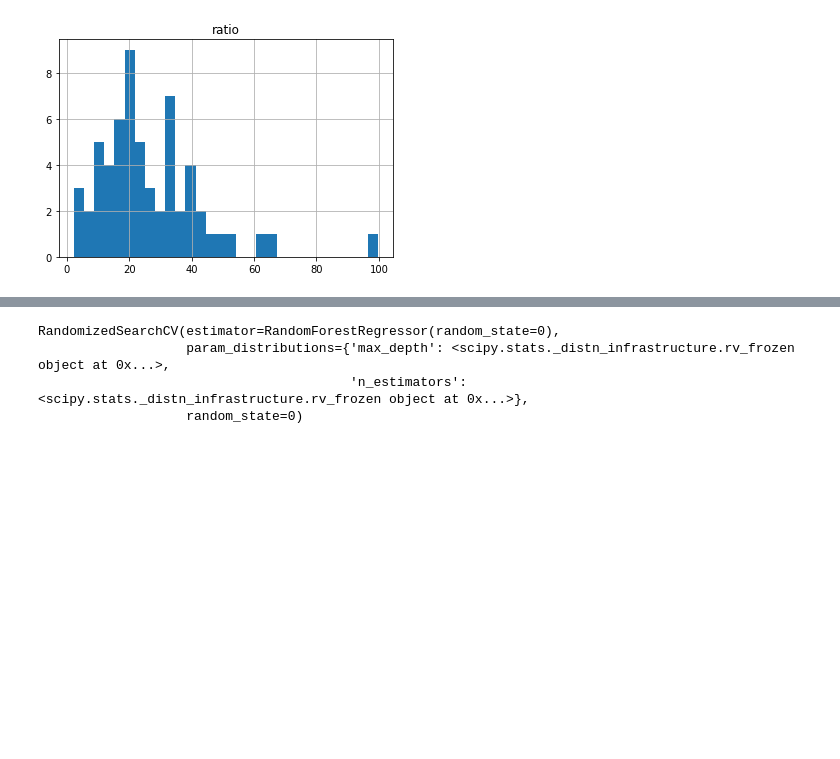
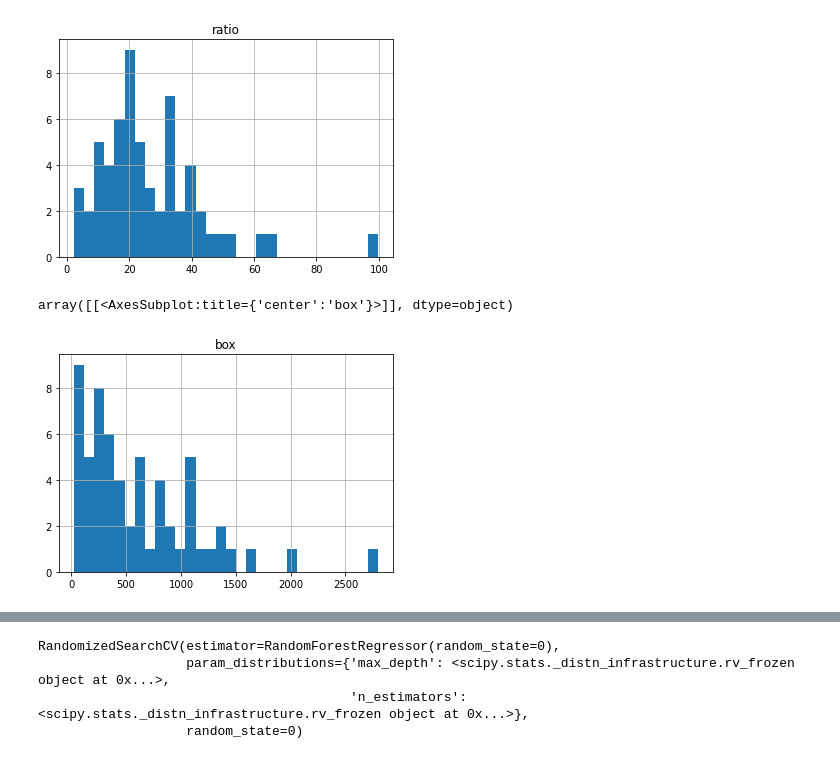
Before and after one commit to willongithub/archieve-data-science, a Jupyter notebook: prml/prml_prj/demo.ipynb, the cells around one changed output, grey strips where cells are left out. Saved outputs shown, nothing was run; the diff lists cells and outputs as text; code cells hidden in the pictures; blank space fills up the shorter version.

```diff
--- a/prml/prml_prj/demo.ipynb
+++ b/prml/prml_prj/demo.ipynb
@@ -68 +63,6 @@ def convert_box(ratio):
+# %%
+df.hist(column="box", bins=30)
+# %% [output]
+array([[<AxesSubplot:title={'center':'box'}>]], dtype=object)
+[figure, added]
 # %%
```
Also changed, not shown: parts of 26 cells of this notebook.
